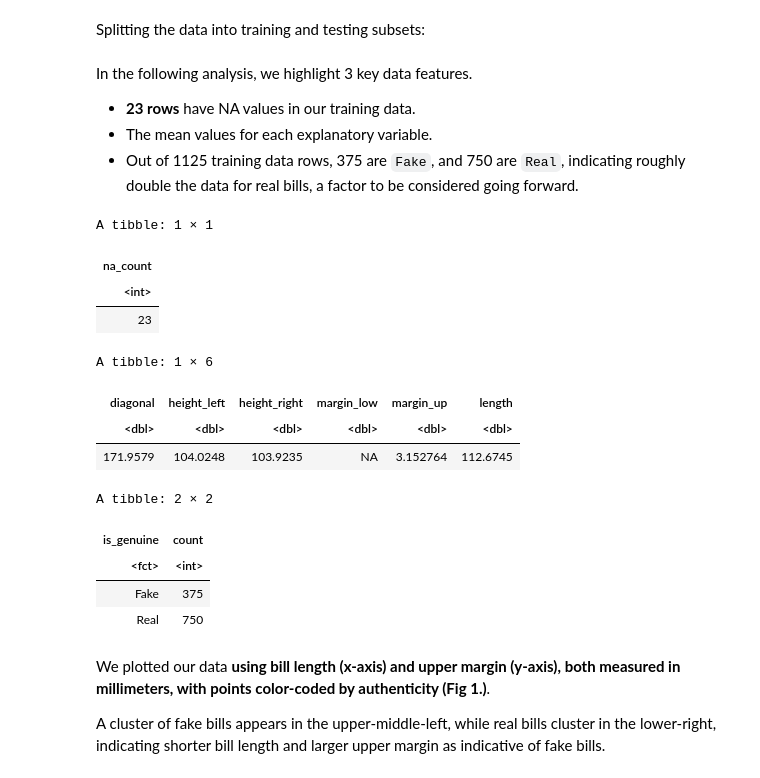
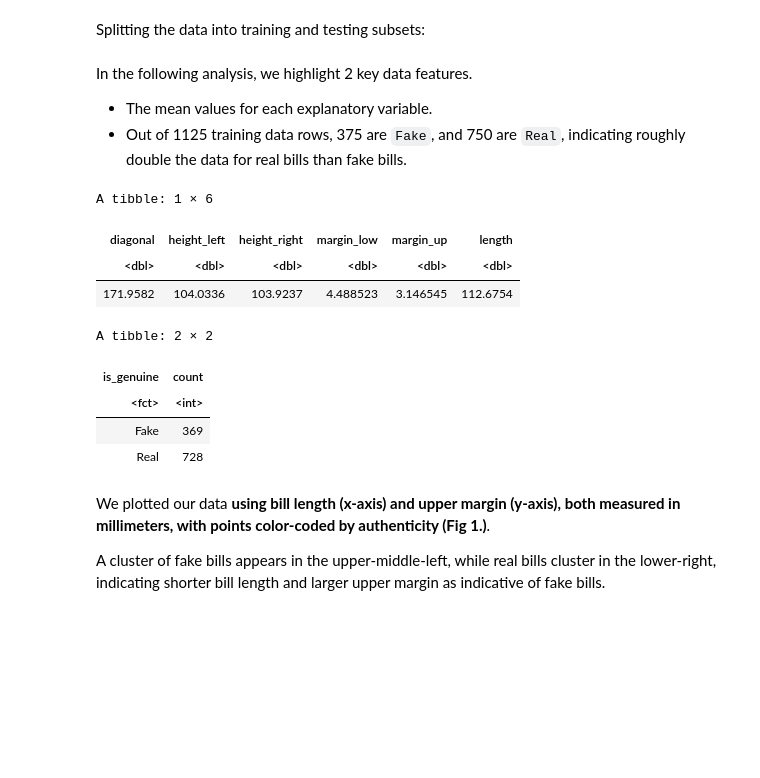
Before and after one commit to gordnzhou/DSCI-100-project, a Jupyter notebook: proposal/proposal_FINAL.ipynb, the cells around one changed output. Drawn from its saved outputs; the diff is of its cells as text; code cells hidden in the pictures; blank space fills up the shorter version.

```diff
--- a/proposal/proposal_FINAL.ipynb
+++ b/proposal/proposal_FINAL.ipynb
@@ -72,7 +72,8 @@ The dataset is already tidy with well-formatted variable names. We'll make neces
 # %%
 bills_data <- bills_data |>
     mutate(is_genuine = as_factor(is_genuine)) |>
-    mutate(is_genuine = fct_recode(is_genuine, "Real" = "TRUE", "Fake" = "FALSE"))
+    mutate(is_genuine = fct_recode(is_genuine, "Real" = "TRUE", "Fake" = "FALSE")) |>
+    drop_na()
 
 head(bills_data)
 # %% [output]
@@ -97,39 +104,29 @@ bills_split <- initial_split(bills_data, prop = 0.75, strata = is_genuine)
 bills_train <- training(bills_split)
 bills_test <- testing(bills_split)
 # %% [markdown]
-In the following analysis, we highlight 3 key data features.
-- **23 rows** have NA values in our training data.
+In the following analysis, we highlight 2 key data features.
 - The mean values for each explanatory variable.
-- Out of 1125 training data rows, 375 are `Fake`, and 750 are `Real`, indicating roughly double the data for real bills, a factor to be considered going forward.
+- Out of 1125 training data rows, 375 are `Fake`, and 750 are `Real`, indicating roughly double the data for real bills than fake bills.
 # %%
-na_count <- bills_train |>
-    is.na() |>
-    sum()
-tibble(na_count = na_count)
-
 bills_means <- bills_train |>
     select(diagonal:length) |>
     map_df(mean)
 bills_means
 
 bills_count <- bills_train |>
     group_by(is_genuine) |>
     summarize(count = n())
 bills_count
 # %% [output]
-A tibble: 1 × 1
+A tibble: 1 × 6
-| na_count |
-| <int> |
-| 23 |
+| diagonal | height_left | height_right | margin_low | margin_up | length |
+| <dbl> | <dbl> | <dbl> | <dbl> | <dbl> | <dbl> |
+| 171.9582 | 104.0336 | 103.9237 | 4.488523 | 3.146545 | 112.6754 |
-A tibble: 1 × 6
+A tibble: 2 × 2
-| diagonal | height_left | height_right | margin_low | margin_up | length |
-| <dbl> | <dbl> | <dbl> | <dbl> | <dbl> | <dbl> |
-| 171.9579 | 104.0248 | 103.9235 | NA | 3.152764 | 112.6745 |
+| is_genuine | count |
+| <fct> | <int> |
+| Fake | 369 |
+| Real | 728 |
-A tibble: 2 × 2
-| is_genuine | count |
-| <fct> | <int> |
-| Fake | 375 |
-| Real | 750 |
 # %% [markdown]
 We plotted our data **using bill length (x-axis) and upper margin (y-axis), both measured in millimeters, with points color-coded by authenticity (Fig 1.)**.
 
```
Also changed, not shown: parts of 6 cells of this notebook.
